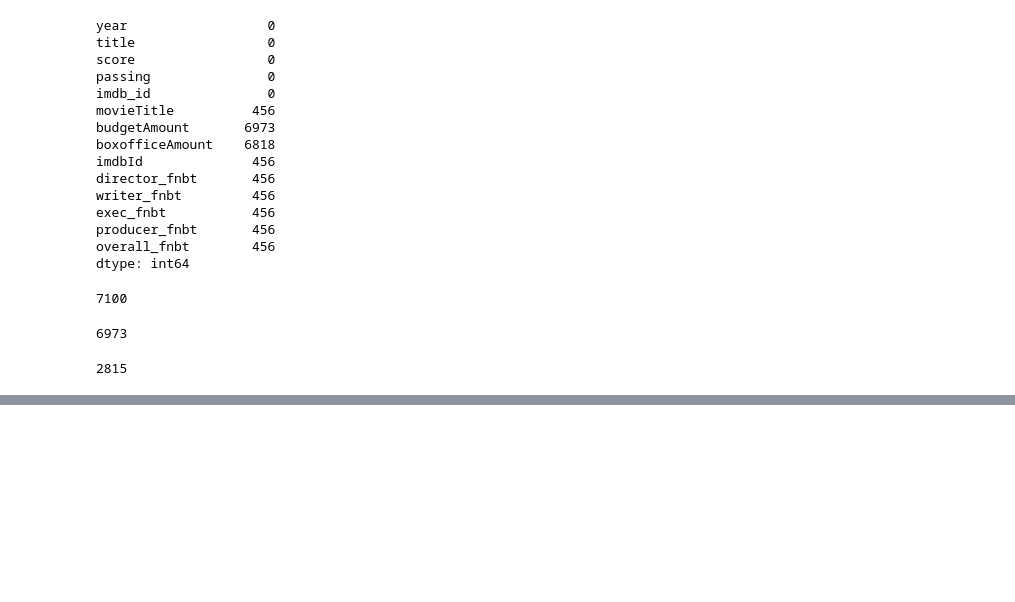
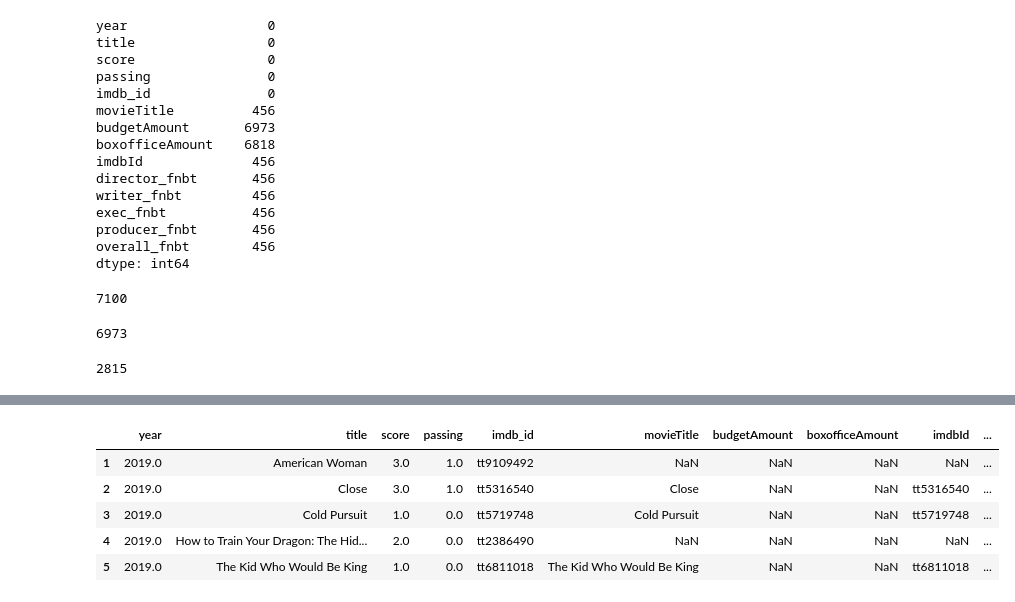
Before and after one commit to MagicMilly/women-in-film-analysis-dashboard, a Jupyter notebook: more_data_munging_useful.ipynb, the cells around one changed output, grey strips where cells are left out. Saved outputs shown, nothing was run; the diff lists cells and outputs as text; code cells hidden in the pictures; blank space fills up the shorter version.

```diff
--- a/more_data_munging_useful.ipynb
+++ b/more_data_munging_useful.ipynb
@@ -1397,0 +1400,3 @@ for i_id in shared_ids_list:
+# %%
+bechdel_dd = dd.read_csv('my_data/updated_bechdel.csv')
+bechdel_dd.head()
@@ -1397,0 +1410,11 @@ for i_id in shared_ids_list:
+# %%
+missing_bechdel_budgets = bechdel_dd.loc[bechdel_dd.budgetAmount.isna()]
+# %%
+missing_bechdel_budgets.head()
+# %% [output]
+|  | year | title | score | passing | imdb_id | movieTitle | budgetAmount | boxofficeAmount | imdbId | ... |
+| 1 | 2019.0 | American Woman | 3.0 | 1.0 | tt9109492 | NaN | NaN | NaN | NaN | ... |
+| 2 | 2019.0 | Close | 3.0 | 1.0 | tt5316540 | Close | NaN | NaN | tt5316540 | ... |
+| 3 | 2019.0 | Cold Pursuit | 1.0 | 0.0 | tt5719748 | Cold Pursuit | NaN | NaN | tt5719748 | ... |
+| 4 | 2019.0 | How to Train Your Dragon: The Hid... | 2.0 | 0.0 | tt2386490 | NaN | NaN | NaN | NaN | ... |
+| 5 | 2019.0 | The Kid Who Would Be King | 1.0 | 0.0 | tt6811018 | The Kid Who Would Be King | NaN | NaN | tt6811018 | ... |
```
Also changed, not shown: parts of 18 cells of this notebook.
